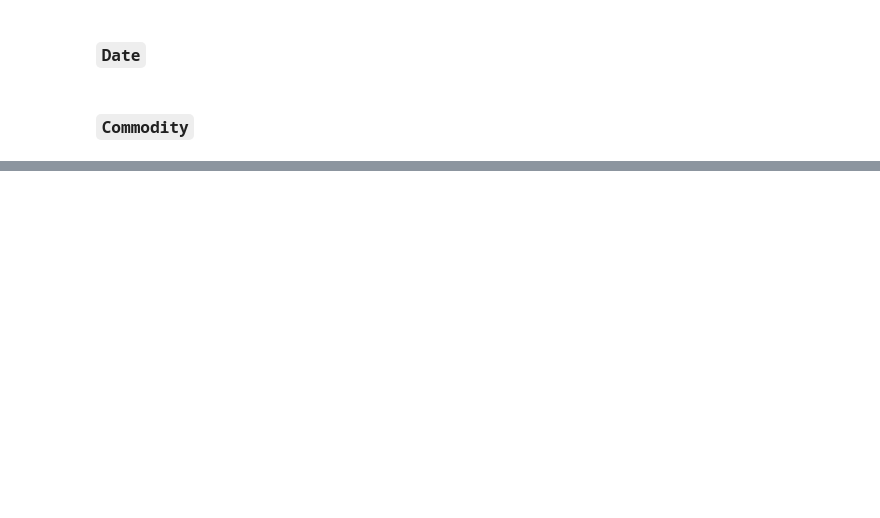
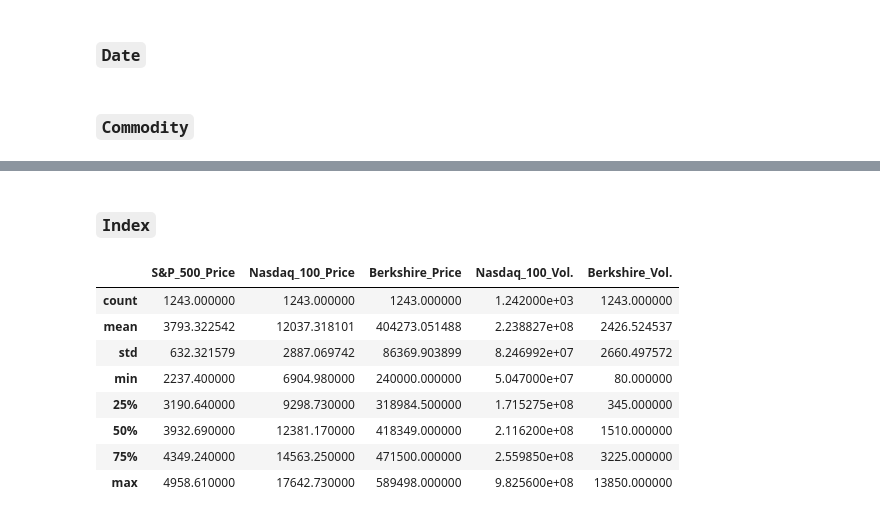
Before and after one commit to VicHui-uwo/stock_data_eda, a Jupyter notebook: notebook5a0c606076.ipynb, the cells around one changed output, grey strips where cells are left out. Drawn from its saved outputs; the diff is of its cells as text; code cells hidden in the pictures; blank space fills up the shorter version.

```diff
--- a/notebook5a0c606076.ipynb
+++ b/notebook5a0c606076.ipynb
@@ -136,0 +244,14 @@ plt.show()
+# %% [markdown]
+### `Index`
+# %%
+df[_index_price + _index_vol].describe()
+# %% [output]
+|  | S&P_500_Price | Nasdaq_100_Price | Berkshire_Price | Nasdaq_100_Vol. | Berkshire_Vol. |
+| count | 1243.000000 | 1243.000000 | 1243.000000 | 1.242000e+03 | 1243.000000 |
+| mean | 3793.322542 | 12037.318101 | 404273.051488 | 2.238827e+08 | 2426.524537 |
+| std | 632.321579 | 2887.069742 | 86369.903899 | 8.246992e+07 | 2660.497572 |
+| min | 2237.400000 | 6904.980000 | 240000.000000 | 5.047000e+07 | 80.000000 |
+| 25% | 3190.640000 | 9298.730000 | 318984.500000 | 1.715275e+08 | 345.000000 |
+| 50% | 3932.690000 | 12381.170000 | 418349.000000 | 2.116200e+08 | 1510.000000 |
+| 75% | 4349.240000 | 14563.250000 | 471500.000000 | 2.559850e+08 | 3225.000000 |
+| max | 4958.610000 | 17642.730000 | 589498.000000 | 9.825600e+08 | 13850.000000 |
```
Also changed, not shown: parts of 31 cells of this notebook.
